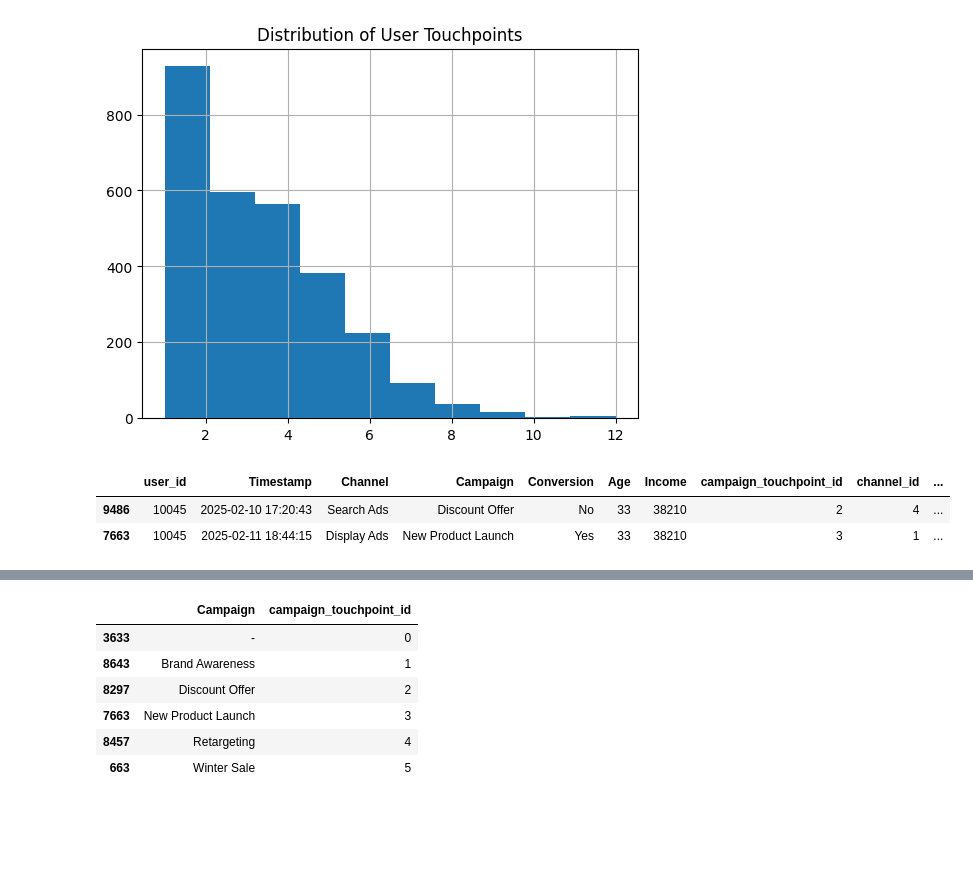
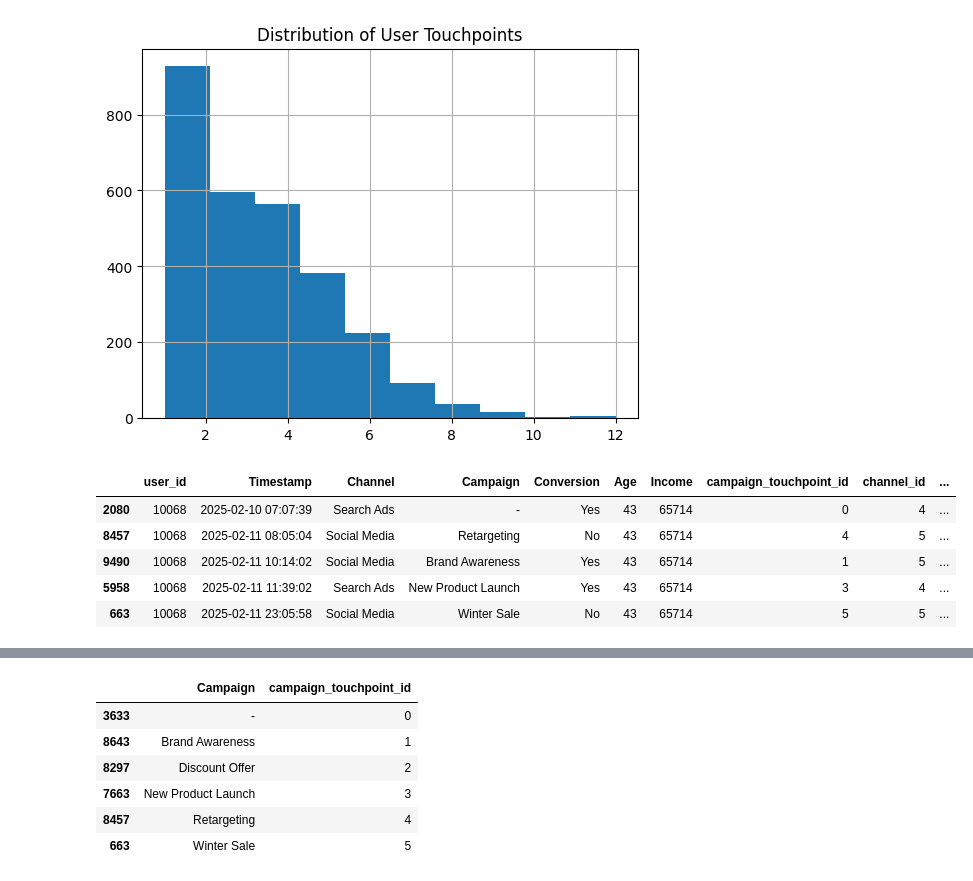
Before and after one commit to mwheeler235/multi-touch-modeling, a Jupyter notebook: multi_touch_attr_model.ipynb, the cells around one changed output, grey strips where cells are left out. Saved outputs shown, nothing was run; the diff lists cells and outputs as text; code cells hidden in the pictures; blank space fills up the shorter version.

```diff
--- a/multi_touch_attr_model.ipynb
+++ b/multi_touch_attr_model.ipynb
@@ -81,9 +82,18 @@ df1['journey_id'] = 1
 df1['converted'] = np.where(df1['Conversion']=='Yes', True, False)
 
 df1 = df1.sort_values(by=['user_id', 'Timestamp'])
-
-df1[df1.user_id==10045].head()
-# %% [output]
-|  | user_id | Timestamp | Channel | Campaign | Conversion | Age | Income | campaign_touchpoint_id | channel_id | ... |
-| 9486 | 10045 | 2025-02-10 17:20:43 | Search Ads | Discount Offer | No | 33 | 38210 | 2 | 4 | ... |
-| 7663 | 10045 | 2025-02-11 18:44:15 | Display Ads | New Product Launch | Yes | 33 | 38210 | 3 | 1 | ... |
+# %%
+# create delta between timestamps and calculate average delta per user
+
+df1['touchpoint_time_delta'] = df1.groupby('user_id')['Timestamp'].diff()
+df1['touchpoint_delta_minutes'] = (df1['touchpoint_time_delta'].dt.total_seconds()/60)
+df1 = df1.drop(columns=['touchpoint_time_delta'])
+
+df1[df1.user_id==10068].head()
+# %% [output]
+|  | user_id | Timestamp | Channel | Campaign | Conversion | Age | Income | campaign_touchpoint_id | channel_id | ... |
+| 2080 | 10068 | 2025-02-10 07:07:39 | Search Ads | - | Yes | 43 | 65714 | 0 | 4 | ... |
+| 8457 | 10068 | 2025-02-11 08:05:04 | Social Media | Retargeting | No | 43 | 65714 | 4 | 5 | ... |
+| 9490 | 10068 | 2025-02-11 10:14:02 | Social Media | Brand Awareness | Yes | 43 | 65714 | 1 | 5 | ... |
+| 5958 | 10068 | 2025-02-11 11:39:02 | Search Ads | New Product Launch | Yes | 43 | 65714 | 3 | 4 | ... |
+| 663 | 10068 | 2025-02-11 23:05:58 | Social Media | Winter Sale | No | 43 | 65714 | 5 | 5 | ... |
```
Also changed, not shown: parts of 24 cells of this notebook, 2 other files.
